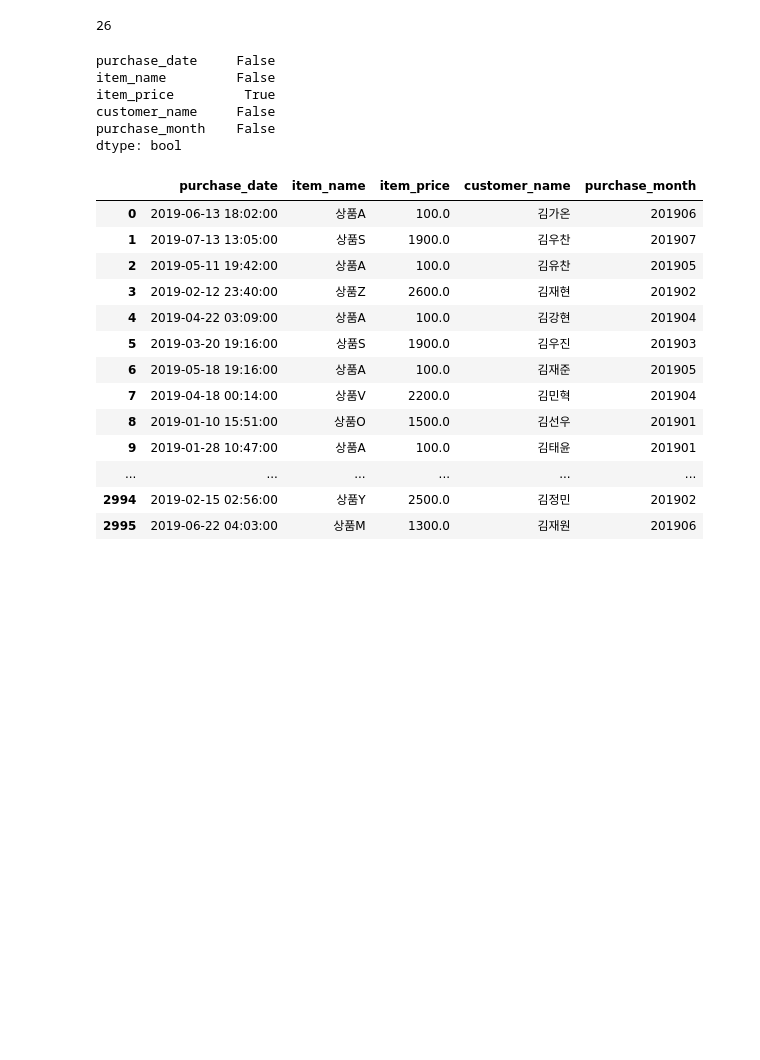
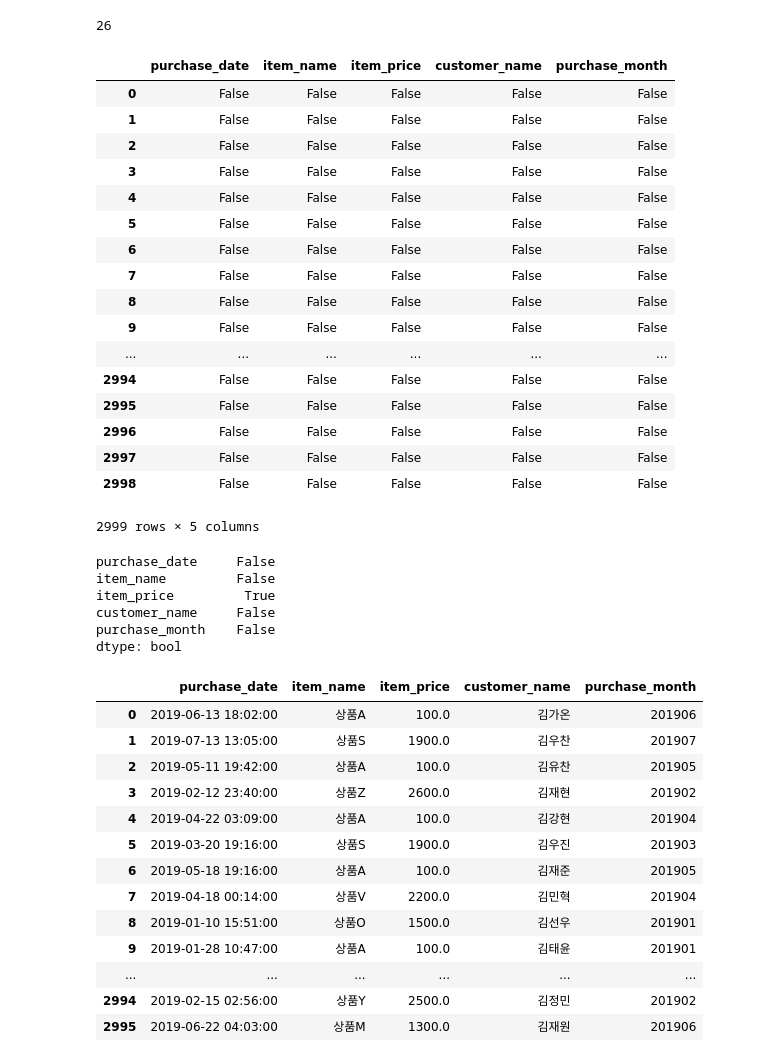
Before and after one commit to wooseok1152/python-data_analysis, a Jupyter notebook: 2장 대리점 데이터(지저분한 데이터)를 가공하는 테크닉10.ipynb, the cells around one changed output. Cells and saved outputs as stored; diff of their text form; code cells hidden in the pictures; blank space fills up the shorter version.

```diff
--- a/2장 대리점 데이터(지저분한 데이터)를 가공하는 테크닉10.ipynb
+++ b/2장 대리점 데이터(지저분한 데이터)를 가공하는 테크닉10.ipynb
@@ -138,15 +166,38 @@ uriage_purchase_dataset.sort_values(by=["item_name"])
 len(pd.unique(uriage_purchase_dataset["item_name"]))
 # %% [output]
 26
-# %%
-# item_price 컬럼에 null값이 있음을 확인
-uriage_purchase_dataset.isnull().any()
-# %% [output]
-purchase_date     False
-item_name         False
-item_price         True
-customer_name     False
-purchase_month    False
-dtype: bool
+# %%
+# 특정 데이터 값이 null인지 아닌지 파악
+uriage_purchase_dataset.isnull()
+# %% [output]
+|  | purchase_date | item_name | item_price | customer_name | purchase_month |
+| 0 | False | False | False | False | False |
+| 1 | False | False | False | False | False |
+| 2 | False | False | False | False | False |
+| 3 | False | False | False | False | False |
+| 4 | False | False | False | False | False |
+| 5 | False | False | False | False | False |
+| 6 | False | False | False | False | False |
+| 7 | False | False | False | False | False |
+| 8 | False | False | False | False | False |
+| 9 | False | False | False | False | False |
+| ... | ... | ... | ... | ... | ... |
+| 2994 | False | False | False | False | False |
+| 2995 | False | False | False | False | False |
+| 2996 | False | False | False | False | False |
+| 2997 | False | False | False | False | False |
+| 2998 | False | False | False | False | False |
+2999 rows × 5 columns
+# %%
+# item_price 컬럼에 null값이 있음을 확인
+# pd.Dataframe.isnull().any() : 특정 컬럼에 null값이 하나라도 포함되어 있으면 해당 컬럼에 대해선 'True'가, null값이 하나라도 포함되어 있지 않으면 'False'가 표기됨
+uriage_purchase_dataset.isnull().any()
+# %% [output]
+purchase_date     False
+item_name         False
+item_price         True
+customer_name     False
+purchase_month    False
+dtype: bool
 # %%
 flg_for_is_null = uriage_purchase_dataset["item_price"].isnull()
```
Also changed, not shown: parts of 16 cells of this notebook.
